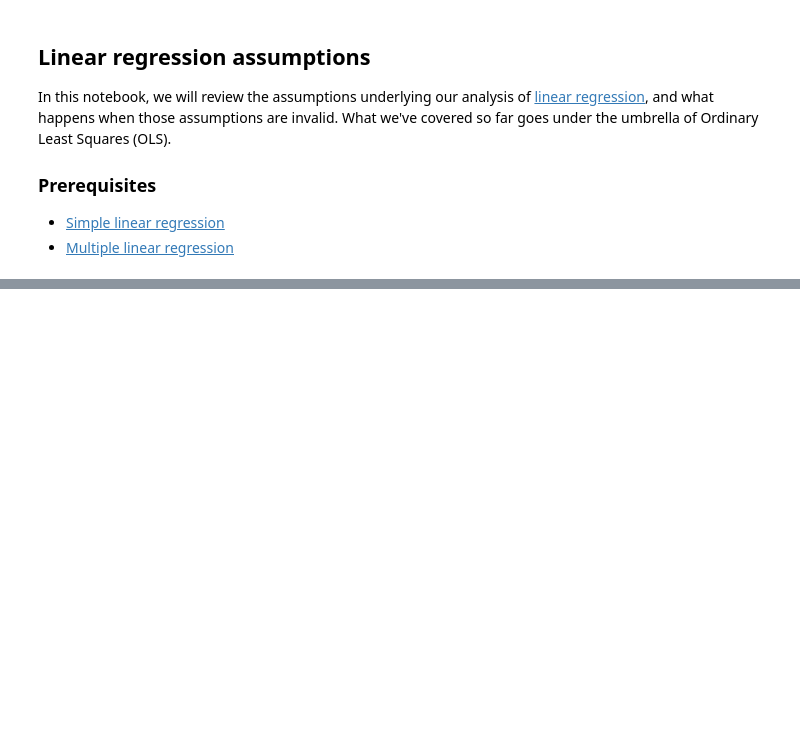
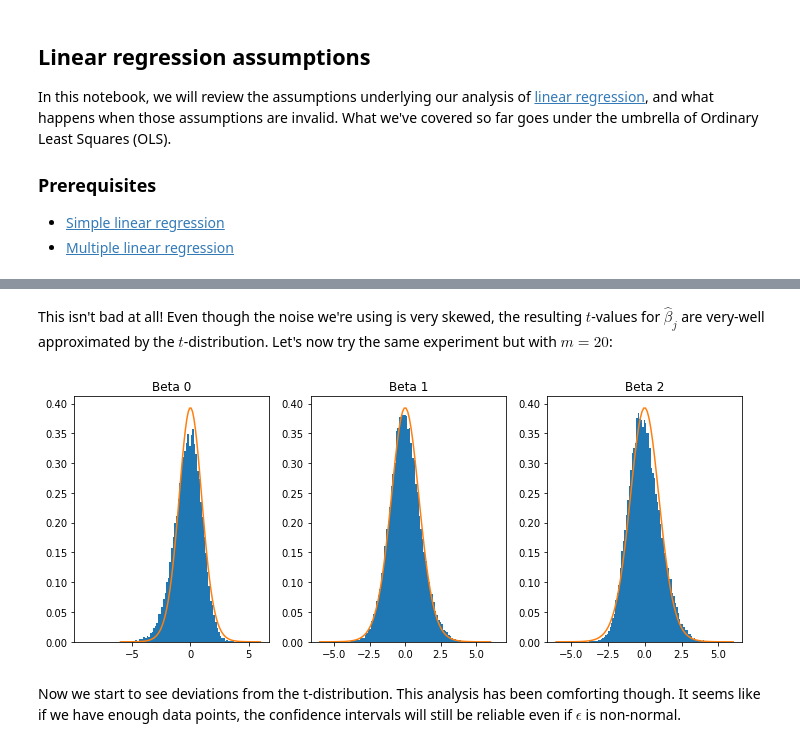
Before and after one commit to siavashaslanbeigi/stats_notes, a Jupyter notebook: linreg_assumptions.ipynb, the cells around one changed output, grey strips where cells are left out. Saved outputs shown, nothing was run; the diff lists cells and outputs as text; code cells hidden in the pictures; blank space fills up the shorter version.

```diff
--- a/linreg_assumptions.ipynb
+++ b/linreg_assumptions.ipynb
@@ -137,0 +264,8 @@ Let's remember what we assumed: (i) errors have zero mean, (ii) errors are uncor
+# %% [markdown]
+This isn't bad at all! Even though the noise we're using is very skewed, the resulting $t$-values for $\hat{\beta}_j$ are very-well approximated by the $t$-distribution. Let's now try the same experiment but with $m=20$:
+# %%
+empirical_t(X[:20, :])
+# %% [output]
+[figure, added]
+# %% [markdown]
+Now we start to see deviations from the t-distribution. This analysis has been comforting though. It seems like if we have enough data points, the confidence intervals will still be reliable even if $\epsilon$ is non-normal.
```
Also changed, not shown: parts of 10 cells of this notebook.
